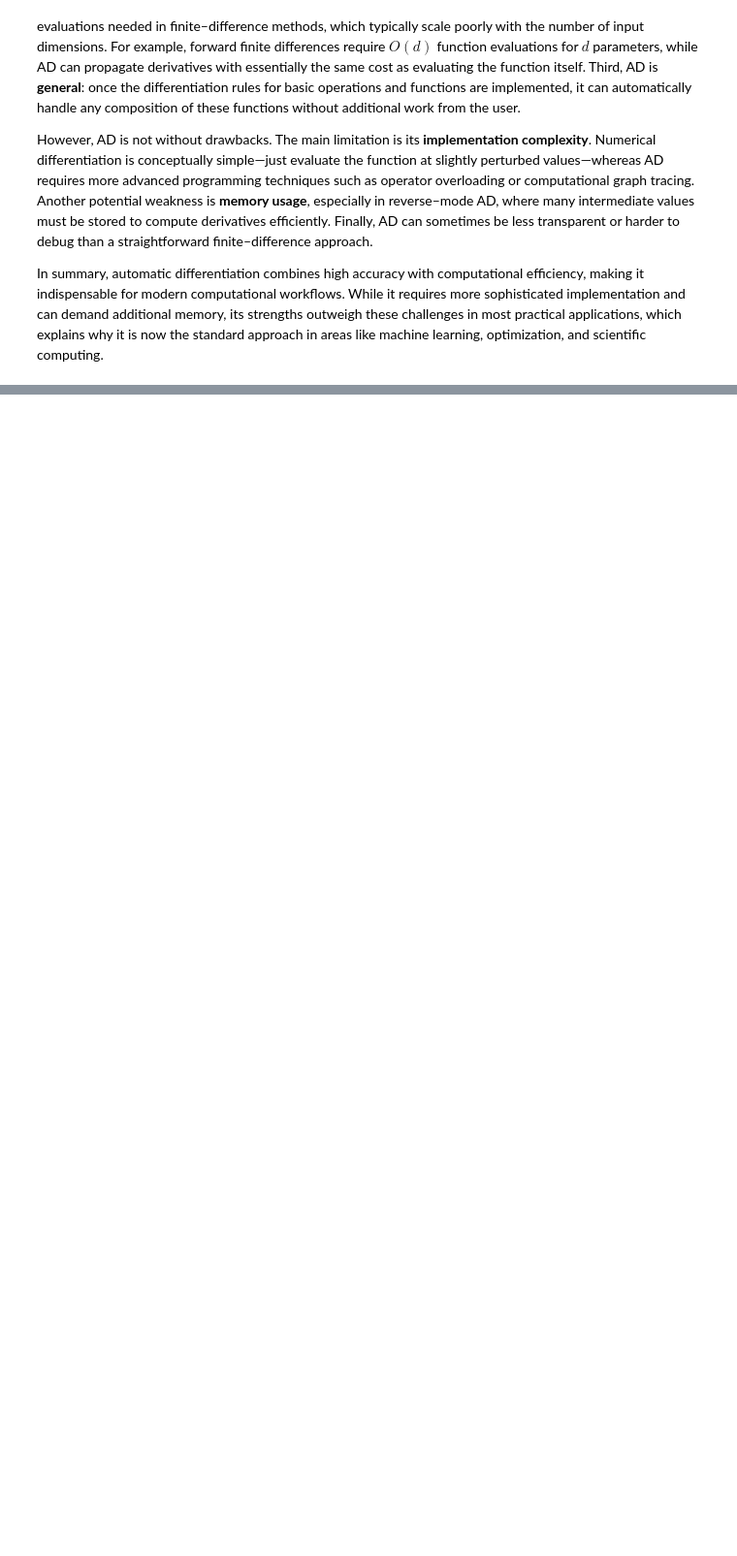
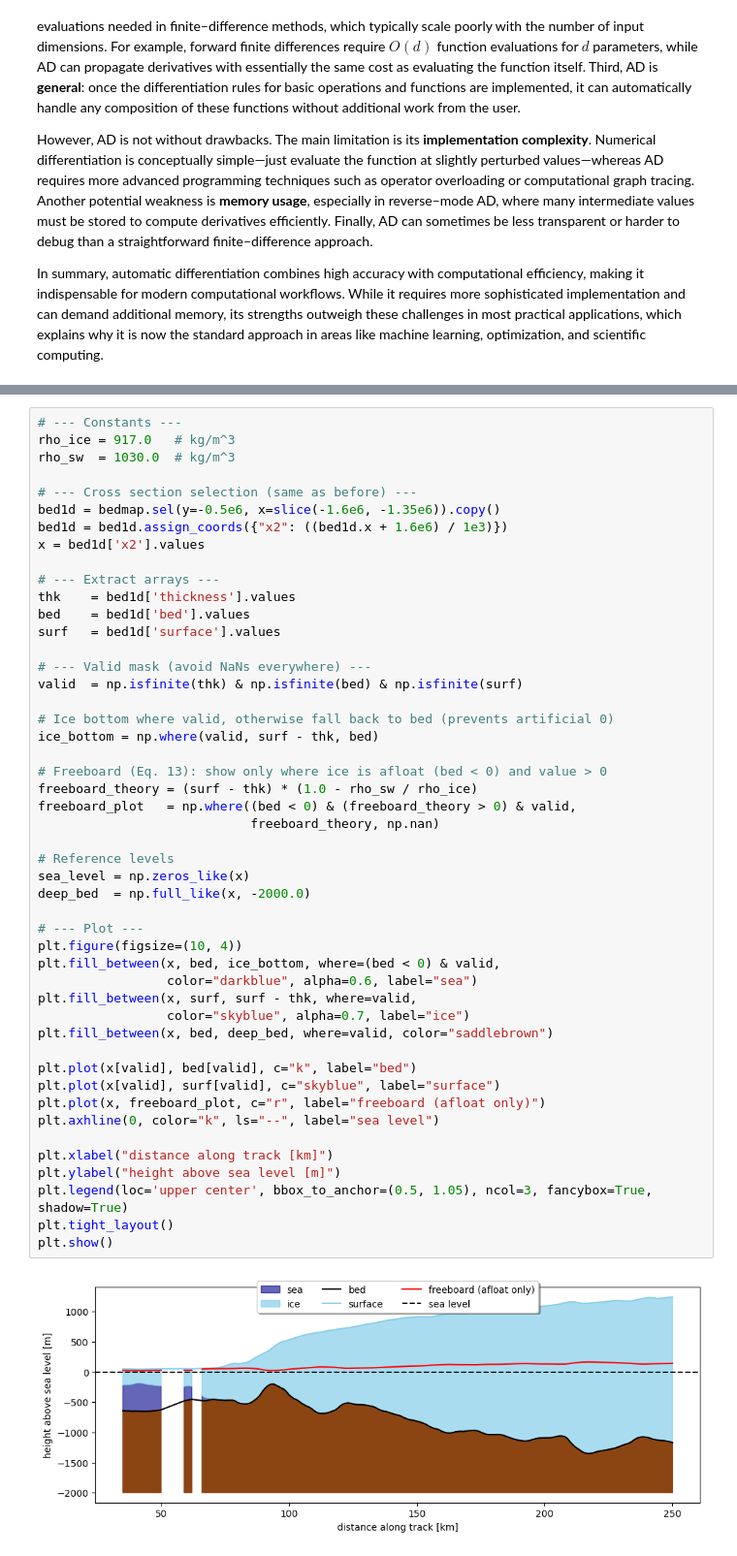
Before and after one commit to hoyes127/MOD300_Project_1, a Jupyter notebook: project1.ipynb, the cells around one changed output, grey strips where cells are left out. Shown at 97% size. Drawn from its saved outputs; the diff is of its cells as text; blank space fills up the shorter version.

```diff
--- a/project1.ipynb
+++ b/project1.ipynb
@@ -839,0 +895,50 @@ In summary, automatic differentiation combines high accuracy with computational
+# %%
+# --- Constants ---
+rho_ice = 917.0   # kg/m^3
+rho_sw  = 1030.0  # kg/m^3
+
+# --- Cross section selection (same as before) ---
+bed1d = bedmap.sel(y=-0.5e6, x=slice(-1.6e6, -1.35e6)).copy()
+bed1d = bed1d.assign_coords({"x2": ((bed1d.x + 1.6e6) / 1e3)})
+x = bed1d['x2'].values
+
+# --- Extract arrays ---
+thk    = bed1d['thickness'].values
+bed    = bed1d['bed'].values
+surf   = bed1d['surface'].values
+
+# --- Valid mask (avoid NaNs everywhere) ---
+valid  = np.isfinite(thk) & np.isfinite(bed) & np.isfinite(surf)
+
+# Ice bottom where valid, otherwise fall back to bed (prevents artificial 0)
+ice_bottom = np.where(valid, surf - thk, bed)
+
+# Freeboard (Eq. 13): show only where ice is afloat (bed < 0) and value > 0
+freeboard_theory = (surf - thk) * (1.0 - rho_sw / rho_ice)
+freeboard_plot   = np.where((bed < 0) & (freeboard_theory > 0) & valid,
+                            freeboard_theory, np.nan)
+
+# Reference levels
+sea_level = np.zeros_like(x)
+deep_bed  = np.full_like(x, -2000.0)
+
+# --- Plot ---
+plt.figure(figsize=(10, 4))
+plt.fill_between(x, bed, ice_bottom, where=(bed < 0) & valid,
+                 color="darkblue", alpha=0.6, label="sea")
+plt.fill_between(x, surf, surf - thk, where=valid,
+                 color="skyblue", alpha=0.7, label="ice")
+plt.fill_between(x, bed, deep_bed, where=valid, color="saddlebrown")
+
+plt.plot(x[valid], bed[valid], c="k", label="bed")
+plt.plot(x[valid], surf[valid], c="skyblue", label="surface")
+plt.plot(x, freeboard_plot, c="r", label="freeboard (afloat only)")
+plt.axhline(0, color="k", ls="--", label="sea level")
+
+plt.xlabel("distance along track [km]")
+plt.ylabel("height above sea level [m]")
+plt.legend(loc='upper center', bbox_to_anchor=(0.5, 1.05), ncol=3, fancybox=True, shadow=True)
+plt.tight_layout()
+plt.show()
+# %% [output]
+[figure, added]
```
Also changed, not shown: parts of 16 cells of this notebook.
